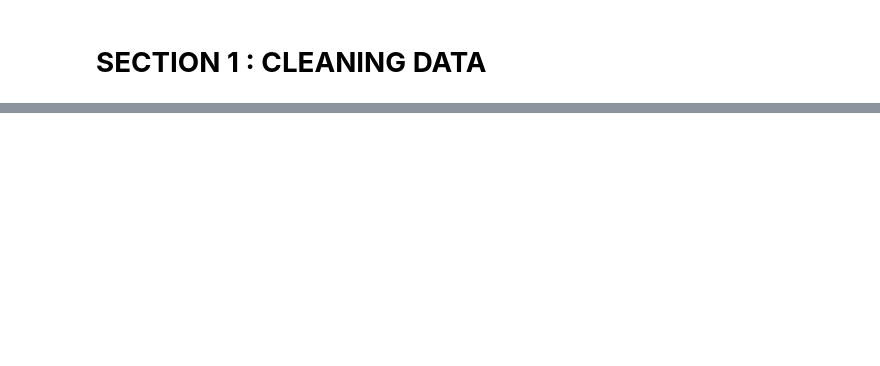
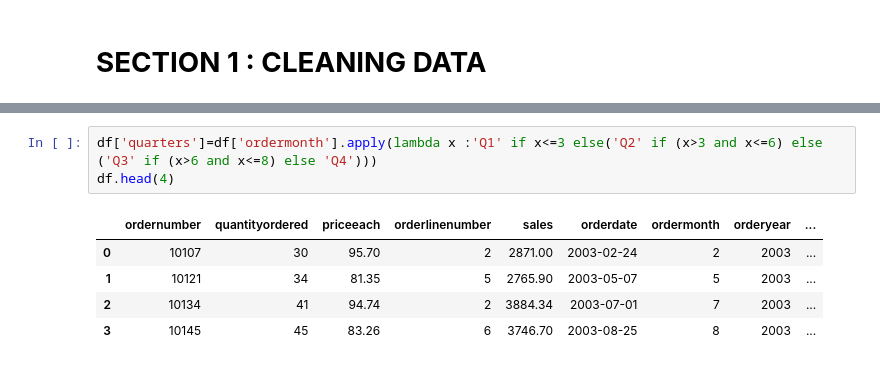
Before and after one commit to NUELBUNDI/PDS_PROJECT, a Jupyter notebook: PDS_PROJECT.ipynb, the cells around one changed output, grey strips where cells are left out. Drawn from its saved outputs; the diff is of its cells as text; blank space fills up the shorter version.

```diff
--- a/PDS_PROJECT.ipynb
+++ b/PDS_PROJECT.ipynb
@@ -36,3 +78,12 @@ df.columns=df.columns.str.lower()
+# %%
+df['quarters']=df['ordermonth'].apply(lambda x :'Q1' if x<=3 else('Q2' if (x>3 and x<=6) else ('Q3' if (x>6 and x<=8) else 'Q4')))
+df.head(4)
+# %% [output]
+|  | ordernumber | quantityordered | priceeach | orderlinenumber | sales | orderdate | ordermonth | orderyear | ... |
+| 0 | 10107 | 30 | 95.70 | 2 | 2871.00 | 2003-02-24 | 2 | 2003 | ... |
+| 1 | 10121 | 34 | 81.35 | 5 | 2765.90 | 2003-05-07 | 5 | 2003 | ... |
+| 2 | 10134 | 41 | 94.74 | 2 | 3884.34 | 2003-07-01 | 7 | 2003 | ... |
+| 3 | 10145 | 45 | 83.26 | 6 | 3746.70 | 2003-08-25 | 8 | 2003 | ... |
 # %%
 print(f' The Shape of the Dataframe is in Rows and Columns respectively as  {df.shape}')
 # %% [output]
```
Also changed, not shown: parts of 13 cells of this notebook.
